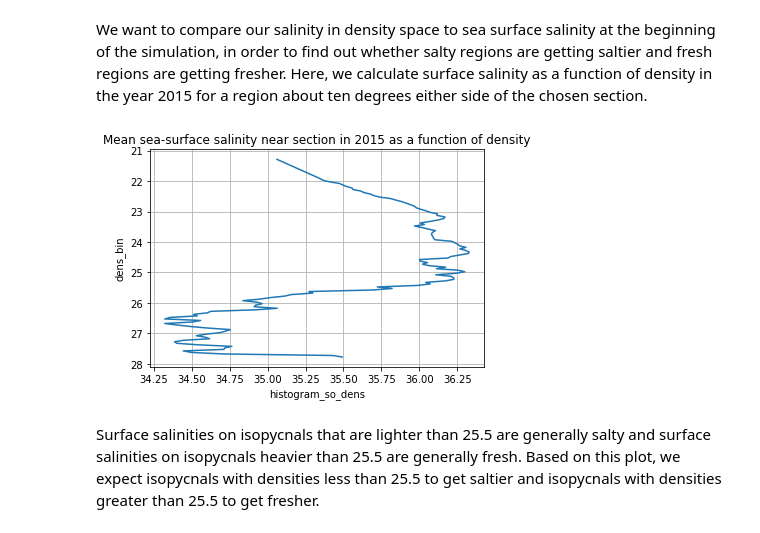
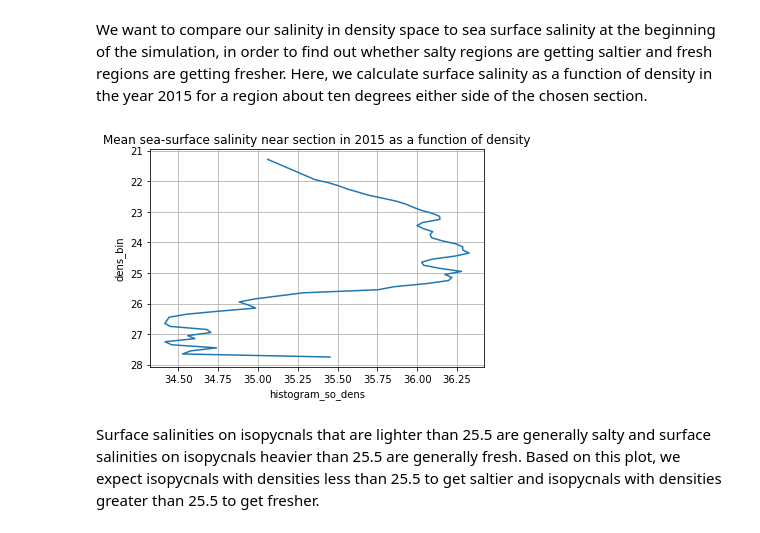
Before and after one commit to cspencerjones/vertical_regridding, a Jupyter notebook: xarrayutils_xlayers.ipynb, the cells around one changed output. Cells and saved outputs as stored; diff of their text form; code cells hidden in the pictures.

```diff
--- a/xarrayutils_xlayers.ipynb
+++ b/xarrayutils_xlayers.ipynb
@@ -166,20 +166,20 @@ We want to compare our salinity in density space to sea surface salinity at the
 # %%
 #plotting sea surface salinity for year 2015 in density space
 from xhistogram.xarray import histogram
-bins1 = np.hstack([dens126_xau.dens.min().load().data[np.newaxis], np.arange(21.9,28, 0.05),
+bins1 = np.hstack([dens126_xau.dens.min().load().data[np.newaxis], np.arange(21.9,28, 0.1),
                         dens126_xau.dens.max().load().data[np.newaxis]])
 bins2 = np.arange(32,38,0.1)
 da=ds_so_ssp126.so.isel(lev=0,i=slice(245,265))[(ds_so_ssp126.so['time.year']==2015)]
 db=dens126.dens.isel(lev=0,i=slice(245,265))[(dens126.dens['time.year']==2015)].chunk({'time':6})
 
 #histogram(da, db, bins=[bins2, bins1]).plot()#
 (histogram(da, db, bins=[bins2, bins1],weights=da).sum('so_bin')/histogram(da, db, bins=[bins2, bins1]).sum('so_bin')
                                                                                   ).plot(y='dens_bin')
 plt.gca().invert_yaxis()
 plt.grid()
 plt.title('Mean sea-surface salinity near section in 2015 as a function of density');
 # %% [output]
-[figure, old version]
+[figure, new version]
 # %% [markdown]
 Surface salinities on isopycnals that are lighter than 25.5 are generally salty and surface salinities on isopycnals heavier than 25.5 are generally fresh. Based on this plot, we expect isopycnals with densities less than 25.5 to get saltier and isopycnals with densities greater than 25.5 to get fresher.
 # %% [markdown]
```
Also changed, not shown: parts of 7 cells of this notebook.
